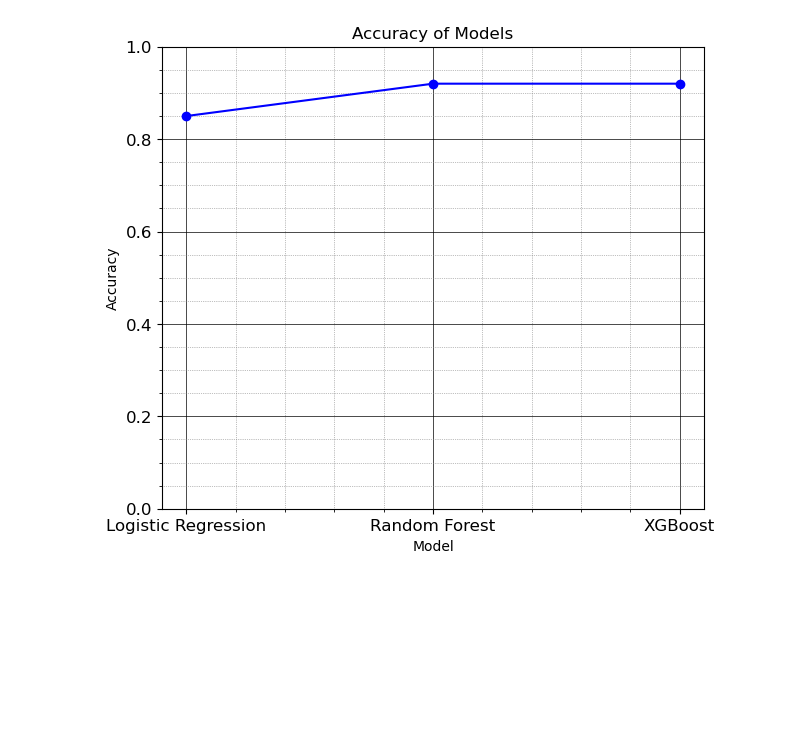
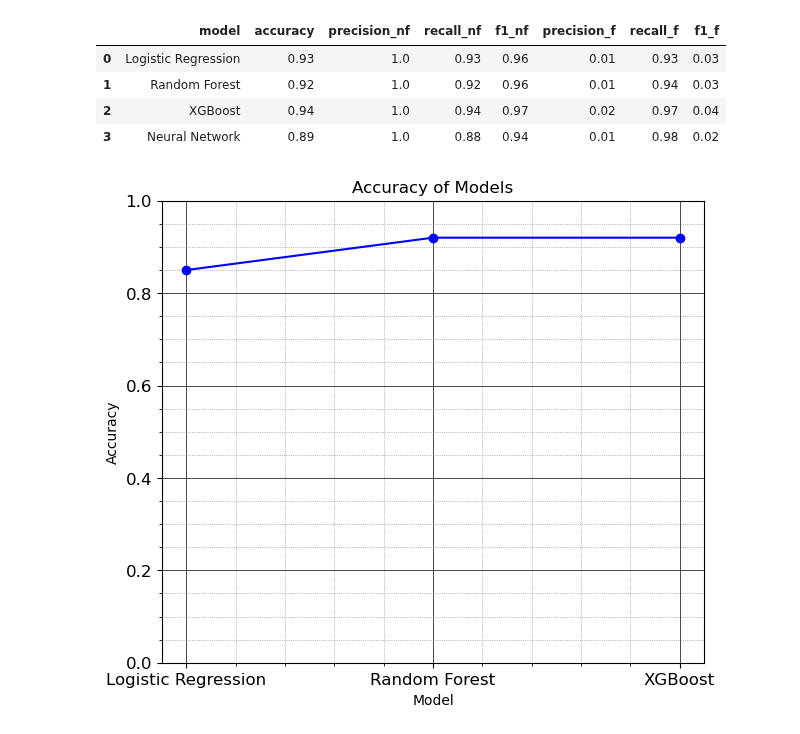
Before and after one commit to wrube/Project_4_Group_2, a Jupyter notebook: analysis.ipynb, the cells around one changed output. Drawn from its saved outputs; the diff is of its cells as text; code cells hidden in the pictures; blank space fills up the shorter version.

```diff
--- a/analysis.ipynb
+++ b/analysis.ipynb
@@ -53,3 +69,22 @@ df
+# %%
+data_3 = {
+    'model': ['Logistic Regression', 'Random Forest', 'XGBoost', 'Neural Network'],
+    'accuracy': [0.93, 0.92, 0.94, 0.89],
+    'precision_nf': [1.0, 1.0, 1.0, 1.0],
+    'recall_nf': [0.93, 0.92, 0.94, 0.88],
+    'f1_nf': [0.96, 0.96, 0.97, 0.94],
+    'precision_f': [0.01, 0.01, 0.02, 0.01],
+    'recall_f': [0.93, 0.94, 0.97, 0.98],
+    'f1_f': [0.03, 0.03, 0.04, 0.02]
+}
+df_500 = pd.DataFrame(data_3)
+df_500
+# %% [output]
+|  | model | accuracy | precision_nf | recall_nf | f1_nf | precision_f | recall_f | f1_f |
+| 0 | Logistic Regression | 0.93 | 1.0 | 0.93 | 0.96 | 0.01 | 0.93 | 0.03 |
+| 1 | Random Forest | 0.92 | 1.0 | 0.92 | 0.96 | 0.01 | 0.94 | 0.03 |
+| 2 | XGBoost | 0.94 | 1.0 | 0.94 | 0.97 | 0.02 | 0.97 | 0.04 |
+| 3 | Neural Network | 0.89 | 1.0 | 0.88 | 0.94 | 0.01 | 0.98 | 0.02 |
 # %%
 plt.rcParams['figure.figsize'] = [7, 6]  # Increase size by 1.5x
 
```
Also changed, not shown: parts of 6 cells of this notebook.
